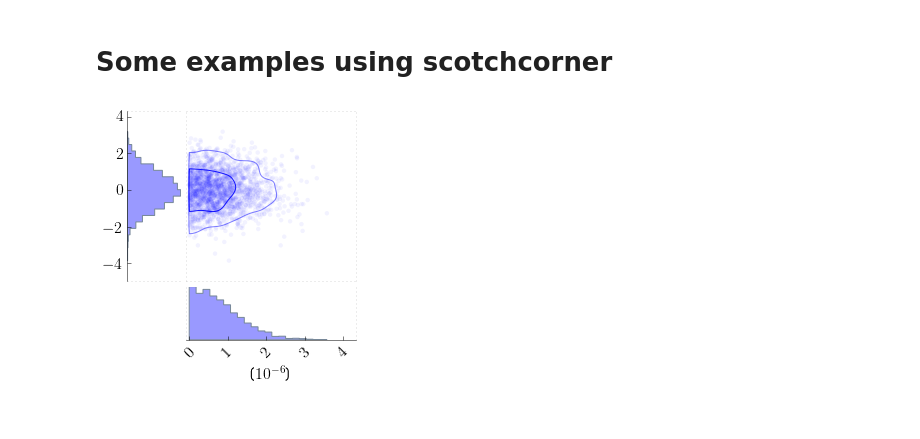
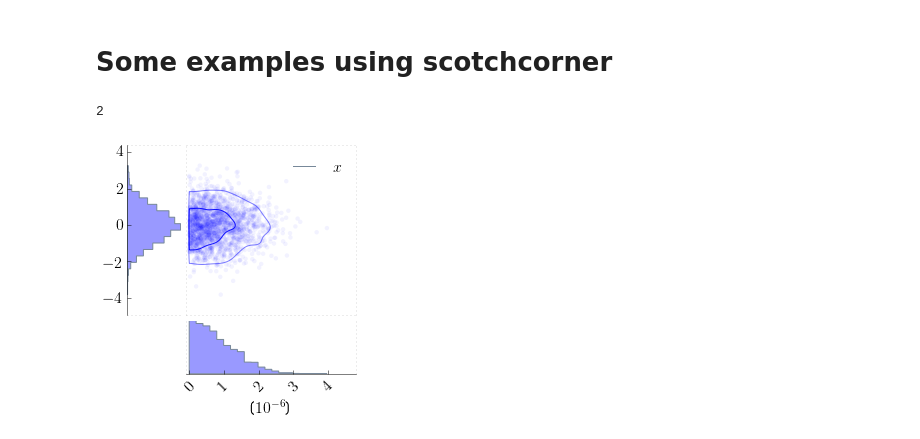
Before and after one commit to mattpitkin/scotchcorner, a Jupyter notebook: examples.ipynb, the cells around one changed output. Saved outputs shown, nothing was run; the diff lists cells and outputs as text; code cells hidden in the pictures.

Commit message:
Fix to legend placement for 2D joint plot

```diff
--- a/examples.ipynb
+++ b/examples.ipynb
@@ -8,22 +8,25 @@ from scotchcorner import scotchcorner as sc
 # %%
 # a 2d joint distribution plot
 
 # number of parameters
 ndims = 2
 
 # ratio of joint plots to histogram plots
 ratio = 3
 
+datatitle = '$x$'
 z = np.random.randn(2000,ndims)
 z[:,0] = np.abs(z[:,0])*1e-6
 z[:,1] = z[:,1]
 limits = [(0., None), ()]
+print z.shape[1]
 #limits = None
 p2 = sc(z, hist_kwargs={'histtype': 'stepfilled', 'color': 'blue', 'linewidth': 1}, showlims='both',
         showpoints=True, showcontours=True, show_level_labels=False,
-        contour_kwargs={'colors': 'blue'}, limits=limits)
+        contour_kwargs={'colors': 'blue'}, limits=limits, datatitle=datatitle)
 # %% [output]
+2
-[figure, old version]
+[figure, new version]
 # %%
 # number of parameters
 ndims = 4
```
Also changed, not shown: parts of 1 cell of this notebook, 1 other file.
